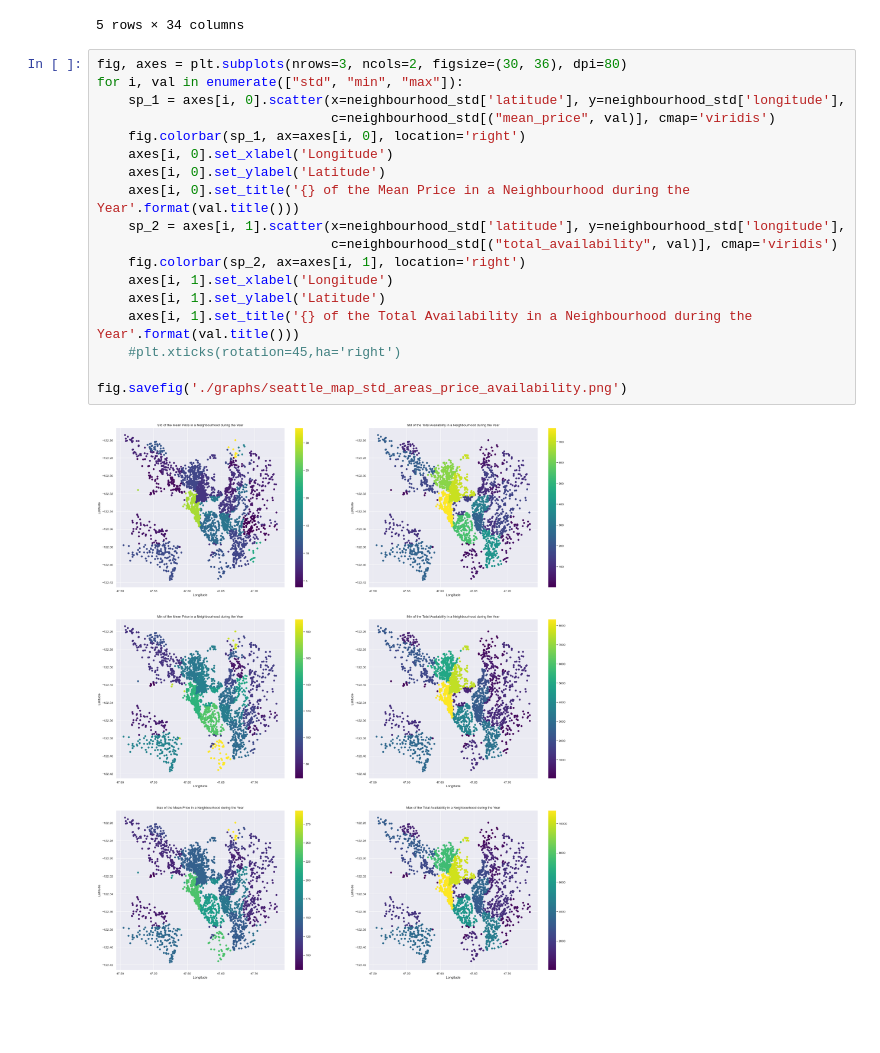
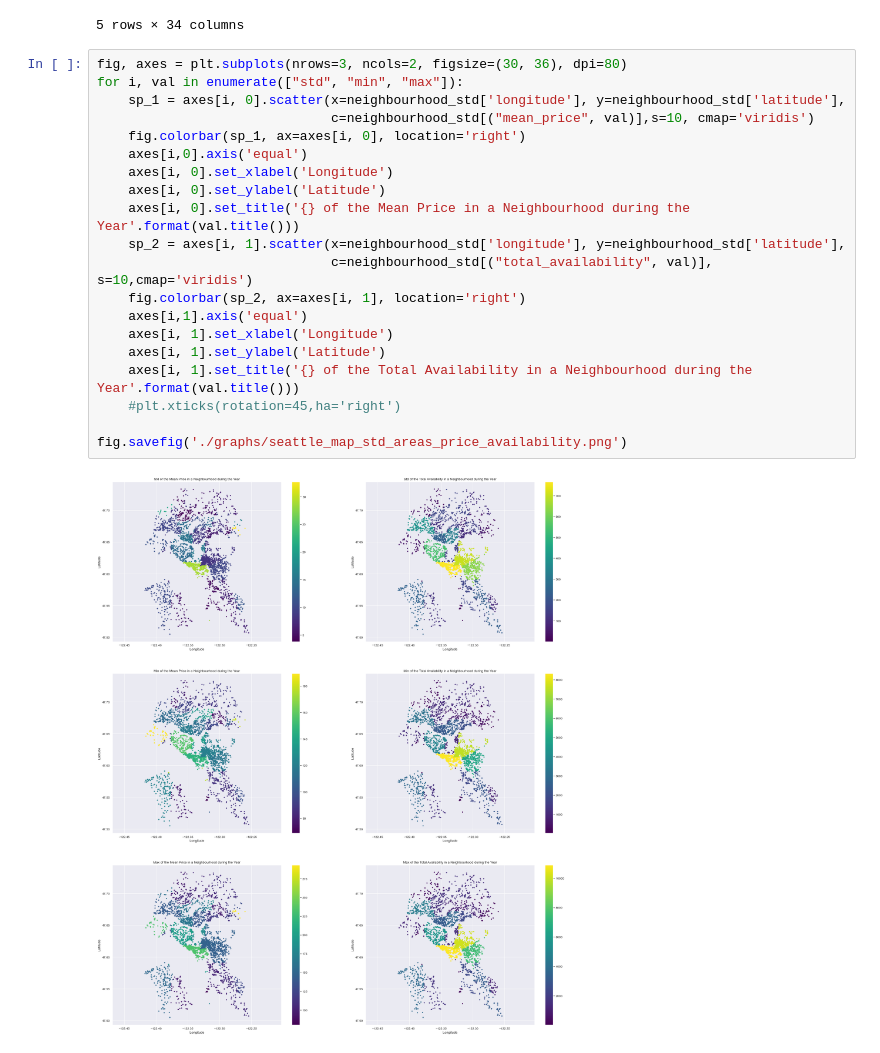
Before and after one commit to gek20/Write_a_Data_Science_Blog_Post, a Jupyter notebook: seattle_airbnb_project.ipynb, the cells around one changed output. Cells and saved outputs as stored; diff of their text form; blank space fills up the shorter version.

```diff
--- a/seattle_airbnb_project.ipynb
+++ b/seattle_airbnb_project.ipynb
@@ -641,20 +652,22 @@ neighbourhood_std.head()
 # %%
 fig, axes = plt.subplots(nrows=3, ncols=2, figsize=(30, 36), dpi=80)
 for i, val in enumerate(["std", "min", "max"]):
-    sp_1 = axes[i, 0].scatter(x=neighbourhood_std['latitude'], y=neighbourhood_std['longitude'],
-                              c=neighbourhood_std[("mean_price", val)], cmap='viridis')
+    sp_1 = axes[i, 0].scatter(x=neighbourhood_std['longitude'], y=neighbourhood_std['latitude'],
+                              c=neighbourhood_std[("mean_price", val)],s=10, cmap='viridis')
     fig.colorbar(sp_1, ax=axes[i, 0], location='right')
+    axes[i,0].axis('equal')
     axes[i, 0].set_xlabel('Longitude')
     axes[i, 0].set_ylabel('Latitude')
     axes[i, 0].set_title('{} of the Mean Price in a Neighbourhood during the Year'.format(val.title()))
-    sp_2 = axes[i, 1].scatter(x=neighbourhood_std['latitude'], y=neighbourhood_std['longitude'],
-                              c=neighbourhood_std[("total_availability", val)], cmap='viridis')
+    sp_2 = axes[i, 1].scatter(x=neighbourhood_std['longitude'], y=neighbourhood_std['latitude'],
+                              c=neighbourhood_std[("total_availability", val)], s=10,cmap='viridis')
     fig.colorbar(sp_2, ax=axes[i, 1], location='right')
+    axes[i,1].axis('equal')
     axes[i, 1].set_xlabel('Longitude')
     axes[i, 1].set_ylabel('Latitude')
     axes[i, 1].set_title('{} of the Total Availability in a Neighbourhood during the Year'.format(val.title()))
     #plt.xticks(rotation=45,ha='right')
 
 fig.savefig('./graphs/seattle_map_std_areas_price_availability.png')
 # %% [output]
-[figure, old version]
+[figure, new version]
```
Also changed, not shown: parts of 4 cells of this notebook, 1 other file.
